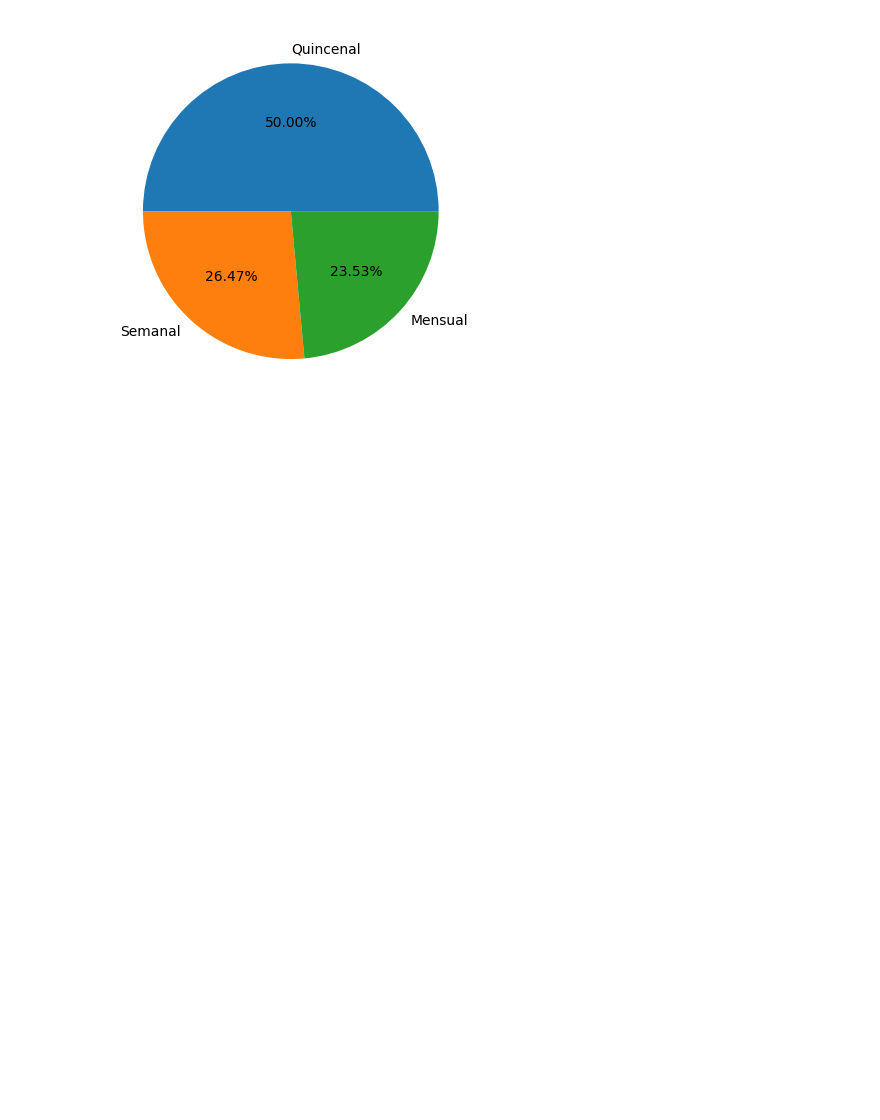
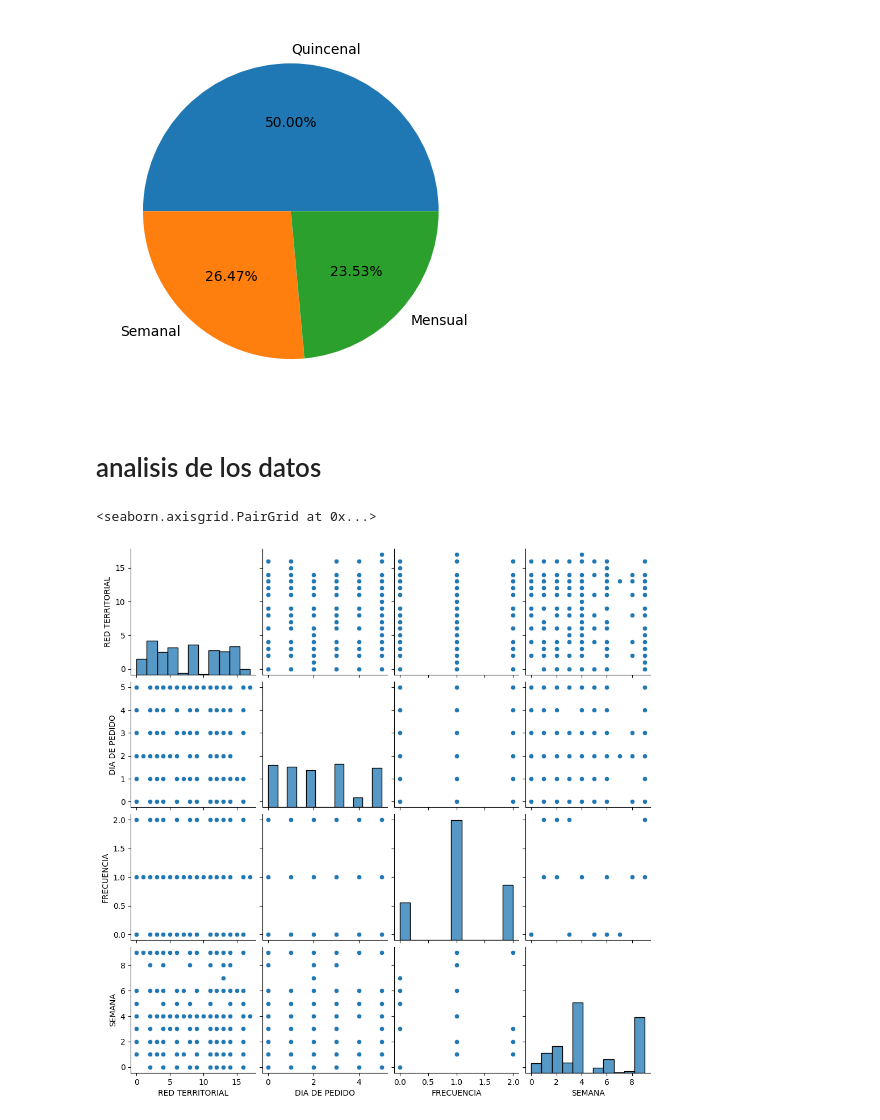
Before and after one commit to 3211118/My_project_BDA, a Jupyter notebook: notebooks/analysis.ipynb, the cells around one changed output. Saved outputs shown, nothing was run; the diff lists cells and outputs as text; code cells hidden in the pictures; blank space fills up the shorter version.

```diff
--- a/notebooks/analysis.ipynb
+++ b/notebooks/analysis.ipynb
@@ -12,5 +15,5 @@ lista_stopwords.update(['el','la','','',''])
 [nltk_data] Downloading package stopwords to /root/nltk_data...
 [nltk_data]   Unzipping corpora/stopwords.zip.
 # %%
-datos='/content/drive/MyDrive/BASE DE TRABAJO U AMERICA.xlsx'
+datos='/content/drive/MyDrive/big data/BASE DE TRABAJO U AMERICA (2) (2).xlsx'
 datos_xlsx = pd.read_excel(datos)
@@ -28,6 +26,9 @@ def limpiar(datos_xlsx):
   datos_xlsx = datos_xlsx.replace('Martes','MARTES')
   datos_xlsx = datos_xlsx.replace('SÁBADO','SABADO')
   datos_xlsx = datos_xlsx.replace('Soacha','SOACHA')
+  datos_xlsx = datos_xlsx.replace('2 Y 4 SEMANA DEL MES', '2 Y 4 SEMANA')
+  datos_xlsx = datos_xlsx.replace('2 y 4 SEMANA', '2 Y 4 SEMANA')
+  datos_xlsx = datos_xlsx.replace('PROGRAMA LADY JIMÉNEZ','PROGRAMA LADY JIMENEZ')
   return datos_xlsx
 
 def eliminar_stopwords(datos_xlsx, lista_stopwords):
@@ -106,3 +111,30 @@ for i in ['LUNES','MARTES', 'MIÉRCOLES','JUEVES','VIERNES','SABADO']:
 [figure]
 [figure]
 [figure]
+# %% [markdown]
+# analisis de los datos
+# %%
+from sklearn.preprocessing import LabelEncoder
+
+datos_enc = pd.DataFrame()
+
+encoder_frecuencia = LabelEncoder()
+datos_enc['FRECUENCIA'] = encoder_frecuencia.fit_transform(datos_lim['FRECUENCIA'])
+
+
+encoder_semana = LabelEncoder()
+datos_enc['SEMANA'] = encoder_semana.fit_transform(datos_lim['SEMANA'])
+
+
+encoder_dias = LabelEncoder()
+datos_enc['DIA DE PEDIDO'] = encoder_dias.fit_transform(datos_lim['DIA DE PEDIDO'])
+
+encoder_red = LabelEncoder()
+datos_enc['RED TERRITORIAL'] = encoder_red.fit_transform(datos_lim['RED TERRITORIAL'])
+# %%
+X_data = datos_enc[['RED TERRITORIAL','DIA DE PEDIDO','FRECUENCIA','SEMANA']]
+# %%
+sns.pairplot(X_data)
+# %% [output]
+<seaborn.axisgrid.PairGrid at 0x...>
+[figure, added]
```
Also changed, not shown: parts of 31 cells of this notebook.
